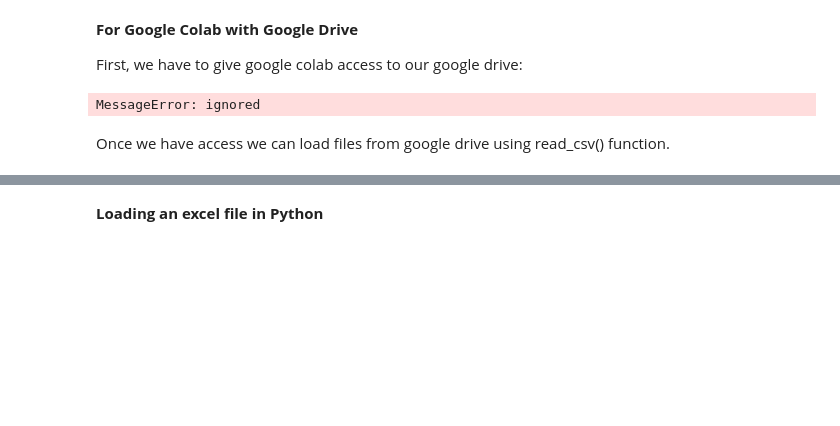
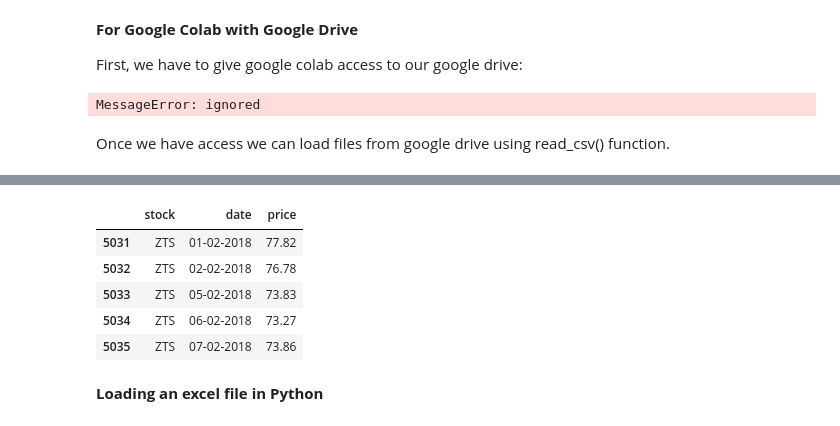
Before and after one commit to nikilok/python-ml, a Jupyter notebook: Pandas_for_Data_Science_Pandas.ipynb, the cells around one changed output, grey strips where cells are left out. Saved outputs shown, nothing was run; the diff lists cells and outputs as text; code cells hidden in the pictures; blank space fills up the shorter version.

```diff
--- a/Pandas_for_Data_Science_Pandas.ipynb
+++ b/Pandas_for_Data_Science_Pandas.ipynb
@@ -828,3 +858,13 @@ data.head()
+# %%
+# tail() function helps you see the last 5 rows of the data
+data.tail()
+# %% [output]
+|  | stock | date | price |
+| 5031 | ZTS | 01-02-2018 | 77.82 |
+| 5032 | ZTS | 02-02-2018 | 76.78 |
+| 5033 | ZTS | 05-02-2018 | 73.83 |
+| 5034 | ZTS | 06-02-2018 | 73.27 |
+| 5035 | ZTS | 07-02-2018 | 73.86 |
 # %% [markdown]
 **Loading an excel file in Python**
 # %%
```
Also changed, not shown: parts of 5 cells of this notebook, 3 other files.
